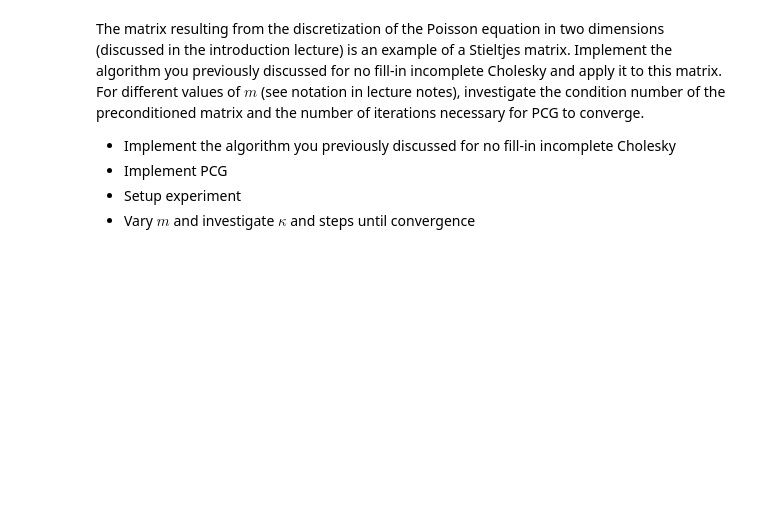
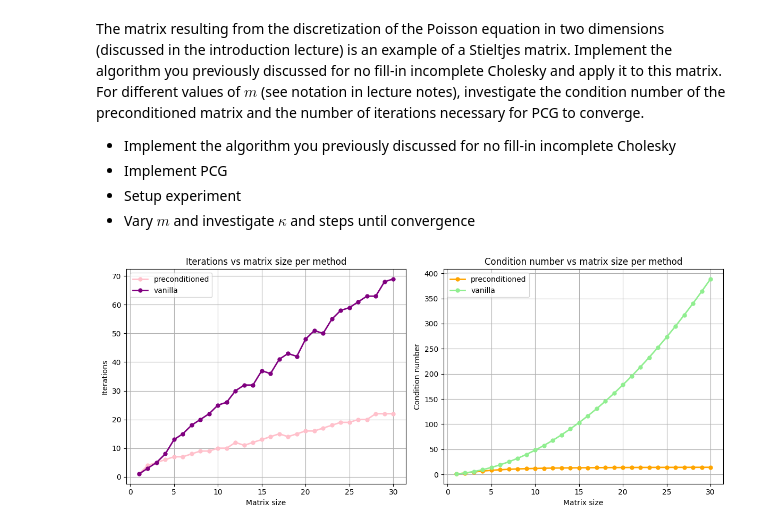
Before and after one commit to dries02/nla, a Jupyter notebook: nla/hw1/Klunder_Wedda_A1.ipynb, the cells around one changed output. Cells and saved outputs as stored; diff of their text form; code cells hidden in the pictures; blank space fills up the shorter version.

```diff
--- a/nla/hw1/Klunder_Wedda_A1.ipynb
+++ b/nla/hw1/Klunder_Wedda_A1.ipynb
@@ -33,5 +33,3 @@ def make_stieltjes(m: int) -> np.ndarray:
         + np.kron(I, D)                     # D on diagonal
         + np.kron(I_below, -I)              # -I below diagonal
     )
-
-A = make_stieltjes(3)
@@ -37,0 +112,25 @@ A = make_stieltjes(3)
+# %%
+import matplotlib.pyplot as plt
+
+fig, (ax1, ax2) = plt.subplots(1, 2, figsize=(12, 5))
+
+ax1.plot(m_values, all_iters_pre, marker="o", linewidth=2, markersize=5, color="pink", label="preconditioned")
+ax1.plot(m_values, all_iters_basic, marker="o", linewidth=2, markersize=5, color="purple", label="vanilla")
+ax1.set_xlabel("Matrix size")
+ax1.set_ylabel("Iterations")
+ax1.set_title("Iterations vs matrix size per method")
+ax1.legend()
+ax1.grid()
+
+ax2.plot(m_values, all_c_pre, marker="o", linewidth=2, markersize=5, color="orange", label="preconditioned")
+ax2.plot(m_values, all_c_basic, marker="o", linewidth=2, markersize=5, color="lightgreen", label="vanilla")
+ax2.set_xlabel("Matrix size")
+ax2.set_ylabel("Condition number")
+ax2.set_title("Condition number vs matrix size per method")
+ax2.legend()
+ax2.grid()
+
+plt.tight_layout()
+plt.show()
+# %% [output]
+[figure, added]
```
Also changed, not shown: parts of 3 cells of this notebook, 3 other files.
